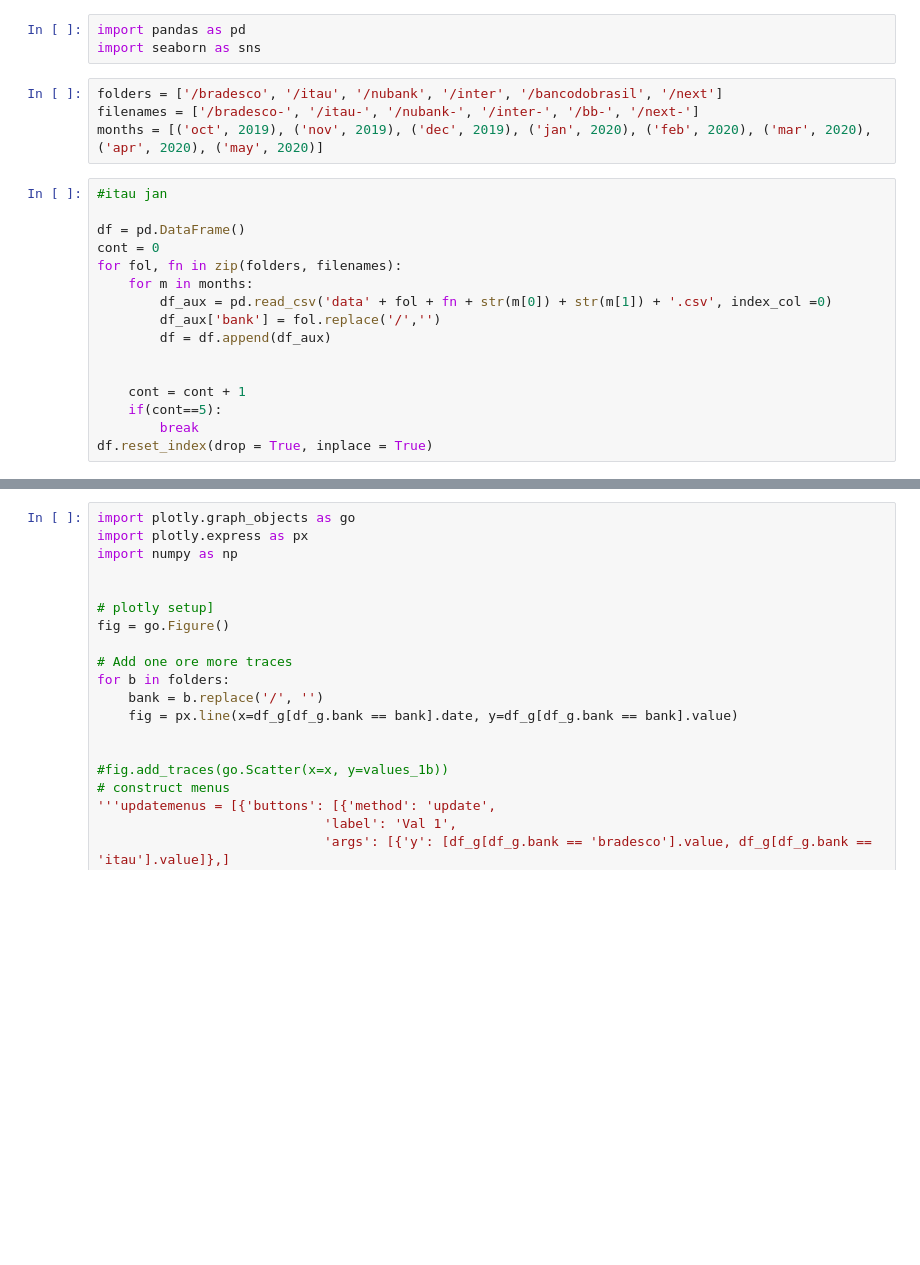
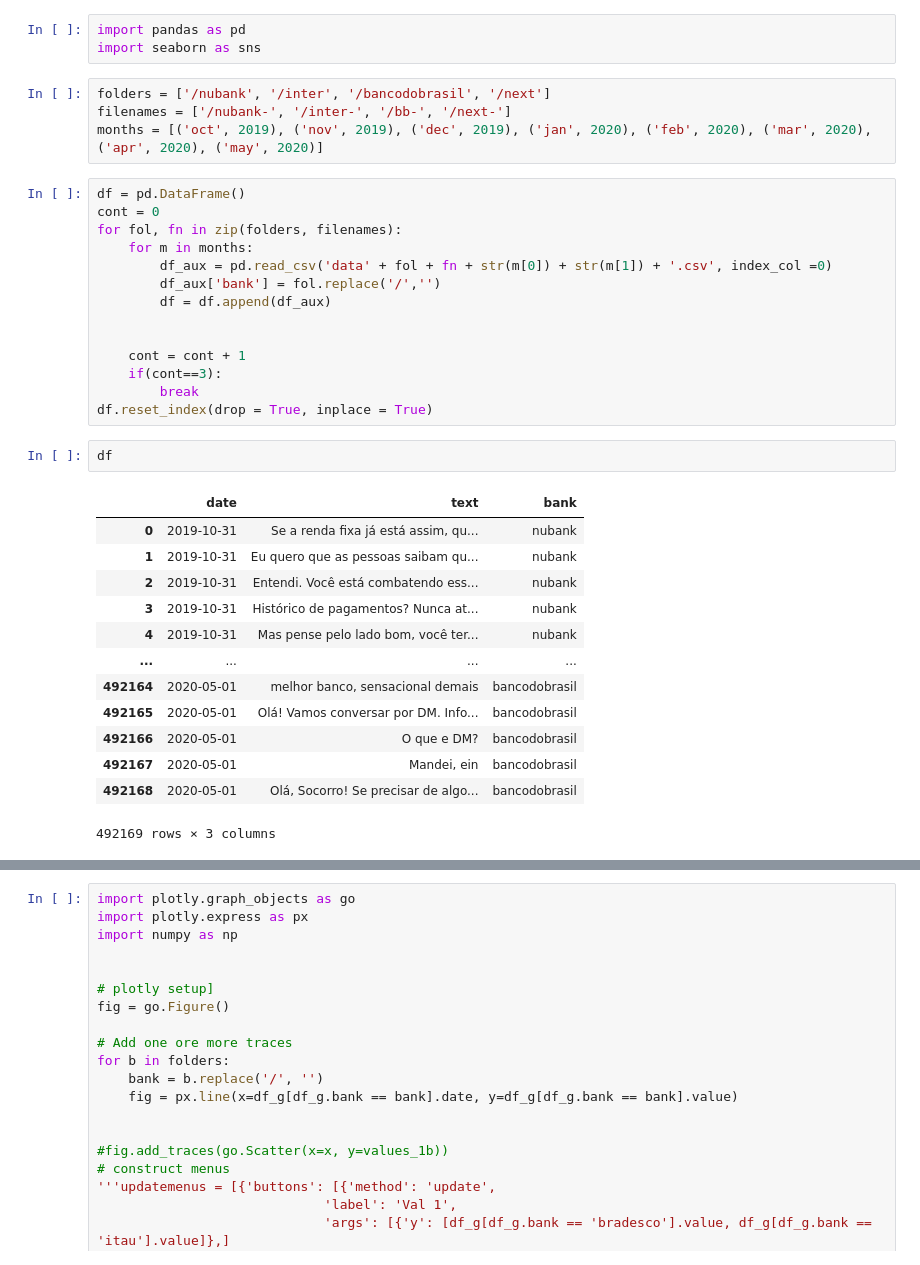
Before and after one commit to victormenuzzo/banksTweetsAnalysis, a Jupyter notebook: eda.ipynb, the cells around one changed output, grey strips where cells are left out. Drawn from its saved outputs; the diff is of its cells as text; blank space fills up the shorter version.

```diff
--- a/eda.ipynb
+++ b/eda.ipynb
@@ -2,12 +2,10 @@
 import pandas as pd
 import seaborn as sns
 # %%
-folders = ['/bradesco', '/itau', '/nubank', '/inter', '/bancodobrasil', '/next']
-filenames = ['/bradesco-', '/itau-', '/nubank-', '/inter-', '/bb-', '/next-']
+folders = ['/nubank', '/inter', '/bancodobrasil', '/next']
+filenames = ['/nubank-', '/inter-', '/bb-', '/next-']
 months = [('oct', 2019), ('nov', 2019), ('dec', 2019), ('jan', 2020), ('feb', 2020), ('mar', 2020), ('apr', 2020), ('may', 2020)]
 # %%
-#itau jan
-
 df = pd.DataFrame()
 cont = 0
 for fol, fn in zip(folders, filenames):
@@ -18,6 +16,22 @@ for fol, fn in zip(folders, filenames):
 
 
     cont = cont + 1
-    if(cont==5):
+    if(cont==3):
         break
 df.reset_index(drop = True, inplace = True)
+# %%
+df
+# %% [output]
+|  | date | text | bank |
+| 0 | 2019-10-31 | Se a renda fixa já está assim, qu... | nubank |
+| 1 | 2019-10-31 | Eu quero que as pessoas saibam qu... | nubank |
+| 2 | 2019-10-31 | Entendi. Você está combatendo ess... | nubank |
+| 3 | 2019-10-31 | Histórico de pagamentos? Nunca at... | nubank |
+| 4 | 2019-10-31 | Mas pense pelo lado bom, você ter... | nubank |
+| ... | ... | ... | ... |
+| 492164 | 2020-05-01 | melhor banco, sensacional demais | bancodobrasil |
+| 492165 | 2020-05-01 | Olá! Vamos conversar por DM. Info... | bancodobrasil |
+| 492166 | 2020-05-01 | O que e DM? | bancodobrasil |
+| 492167 | 2020-05-01 | Mandei, ein | bancodobrasil |
+| 492168 | 2020-05-01 | Olá, Socorro! Se precisar de algo... | bancodobrasil |
+492169 rows × 3 columns
```
Also changed, not shown: parts of 4 cells of this notebook, 5 other files.
